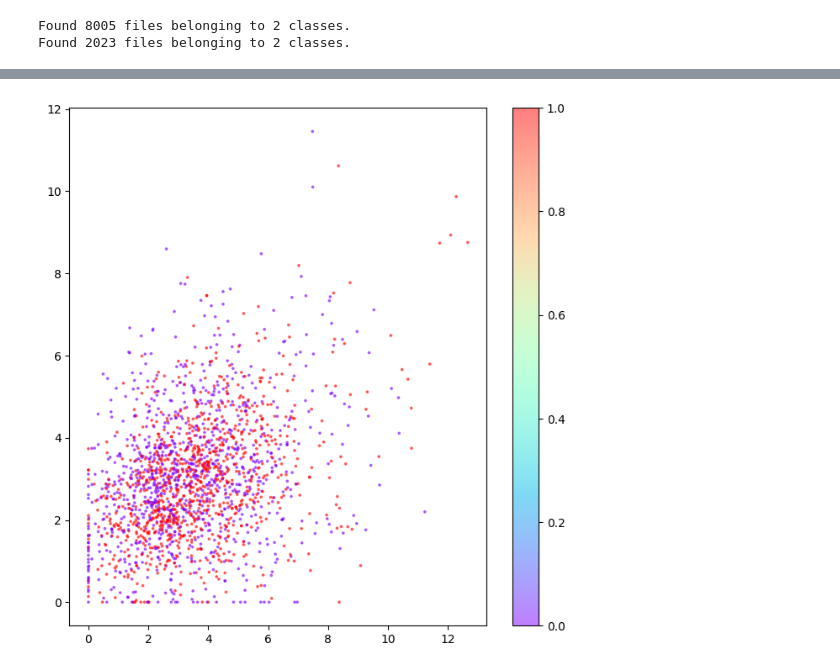
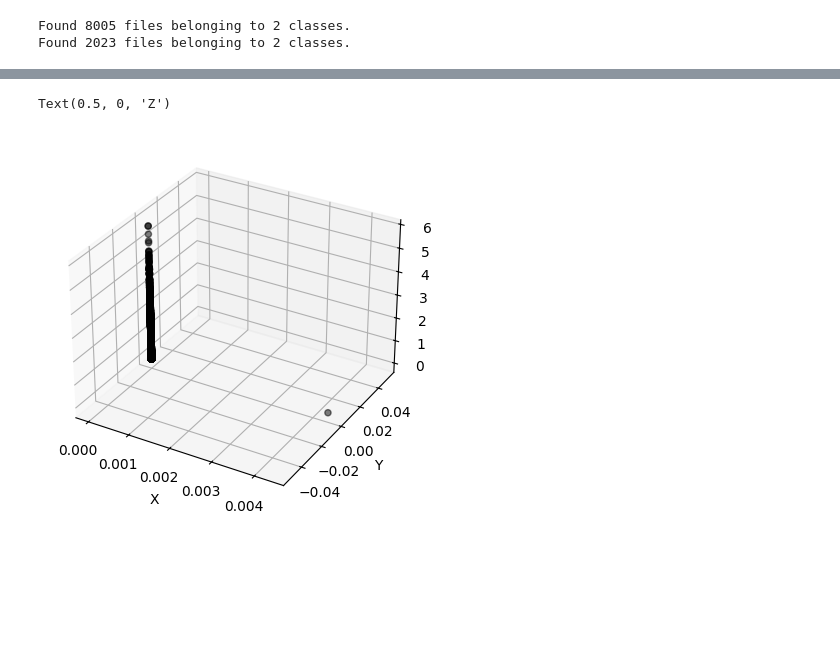
Before and after one commit to KU-Gen-AI-2567/Autoencoder-demo, a Jupyter notebook: Autoencoder.ipynb, the cells around one changed output, grey strips where cells are left out. Drawn from its saved outputs; the diff is of its cells as text; code cells hidden in the pictures; blank space fills up the shorter version.

```diff
--- a/Autoencoder.ipynb
+++ b/Autoencoder.ipynb
@@ -323,7 +326,12 @@ plt.show()
-# %%
-plt.figure(figsize=(8, 8))
-plt.scatter(encoder_imgs[:, 0], encoder_imgs[:, 1], cmap='rainbow', c=y_test, alpha=0.5, s=3)
-plt.colorbar()
-plt.show()
-# %% [output]
-[figure, removed]
+# %%
+ax = plt.figure().add_subplot(projection='3d')
+x = encoder_imgs[:, 1]
+y = encoder_imgs[:, 2]
+z = encoder_imgs[:, 3]
+ax.scatter(x, y, z, alpha=0.5, c='black')
+ax.set_xlabel("X")
+ax.set_ylabel("Y")
+ax.set_zlabel("Z")
+# %% [output]
+Text(0.5, 0, 'Z')
+[figure, added]
```
Also changed, not shown: parts of 19 cells of this notebook.
